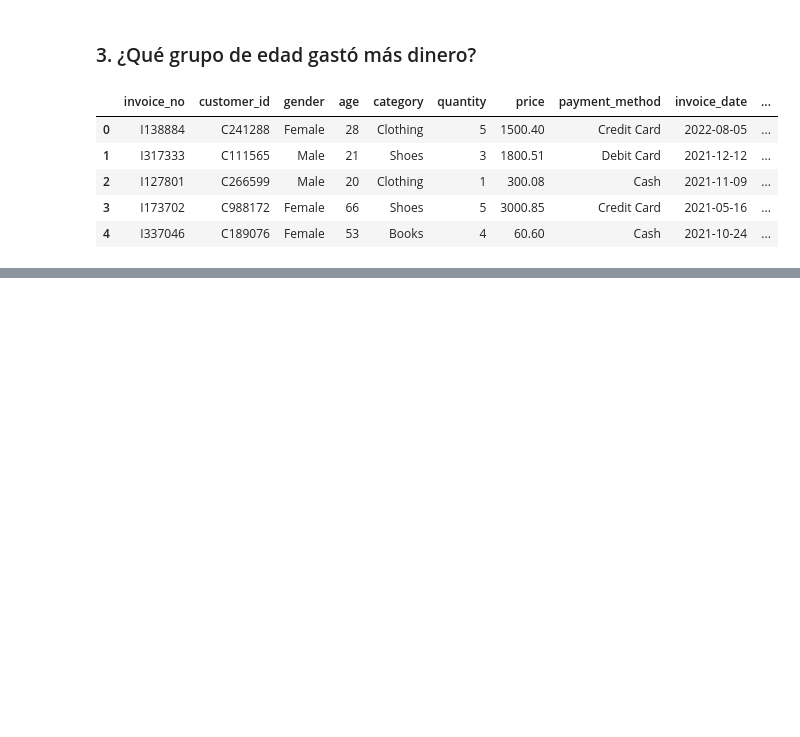
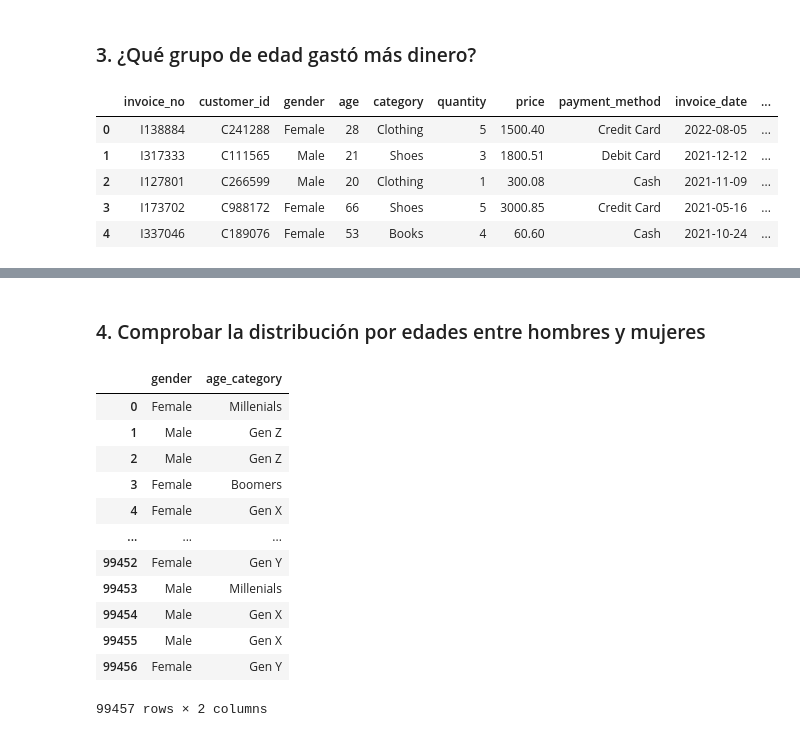
Before and after one commit to Maxterjs99/retail-project, a Jupyter notebook: retail.ipynb, the cells around one changed output, grey strips where cells are left out. Saved outputs shown, nothing was run; the diff lists cells and outputs as text; code cells hidden in the pictures; blank space fills up the shorter version.

```diff
--- a/retail.ipynb
+++ b/retail.ipynb
@@ -292,0 +293,19 @@ plt.show()
+# %% [markdown]
+### 4. Comprobar la distribución por edades entre hombres y mujeres
+# %%
+df5 = df4.copy()
+df5[['gender', 'age_category']]
+# %% [output]
+|  | gender | age_category |
+| 0 | Female | Millenials |
+| 1 | Male | Gen Z |
+| 2 | Male | Gen Z |
+| 3 | Female | Boomers |
+| 4 | Female | Gen X |
+| ... | ... | ... |
+| 99452 | Female | Gen Y |
+| 99453 | Male | Millenials |
+| 99454 | Male | Gen X |
+| 99455 | Male | Gen X |
+| 99456 | Female | Gen Y |
+99457 rows × 2 columns
```
Also changed, not shown: parts of 10 cells of this notebook.
